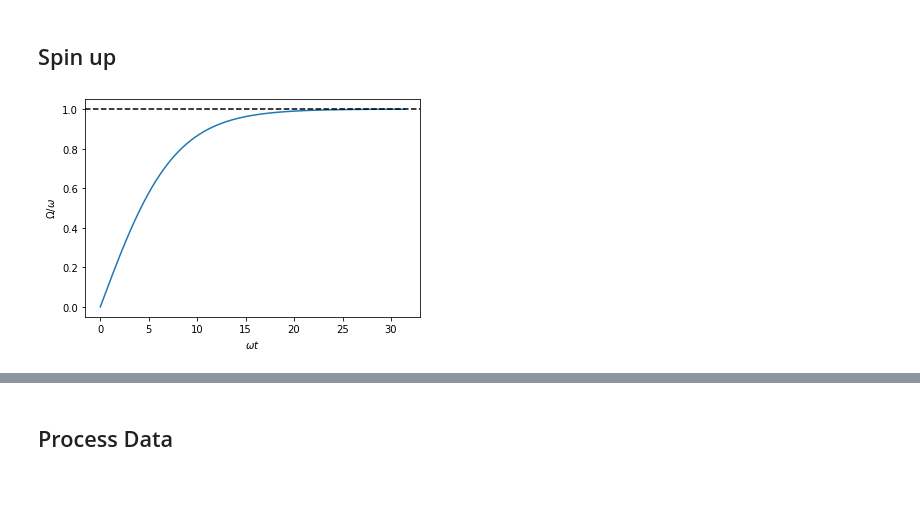
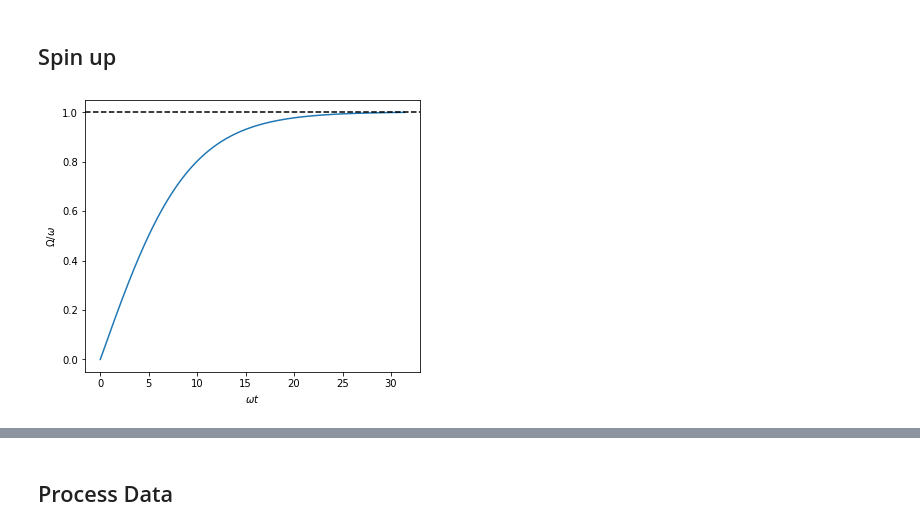
Before and after one commit to biswaroopmukherjee/condensate, a Jupyter notebook: notebooks/Hall strip.ipynb, the cells around one changed output, grey strips where cells are left out. Drawn from its saved outputs; the diff is of its cells as text; code cells hidden in the pictures; blank space fills up the shorter version.

```diff
--- a/notebooks/Hall strip.ipynb
+++ b/notebooks/Hall strip.ipynb
@@ -53,2 +59,6 @@ groundstate.show_phase()
 # %% [markdown]
 ## Spin up
+# %%
+def rotation_freq_simple(timestep, whirrTime=30000, whirrMax=omega):
+    tanh =  omega * 1.002 * np.tanh(3.46 * timestep / whirrTime)
+    return np.min([whirrMax,tanh])
@@ -55,18 +74,19 @@ groundstate.show_phase()
 # %%
 whirrMax = omega
 steps = 50000
-whirrtime = 40000
+whirrtime = 50000
 times = np.arange(steps)
-Omega = [np.min([whirrMax, omega * 1.001 * np.tanh(3.3 * t / whirrtime)]) for t in times]
+Omega = [rotation_freq_simple(t, whirrTime=whirrtime) for t in times]
 
+plt.figure(figsize=(6,5))
 plt.plot(omega*dt*times, np.array(Omega)/omega)
 plt.axhline(Omega[-1]/omega,ls='--',c='k')
 plt.xlabel(r'$\omega t$')
 plt.ylabel(r'$\Omega/\omega$')
 plt.savefig('figures/rampup.png')
 plt.show()
 # %% [output]
-[figure, old version]
+[figure, new version]
 # %%
 hallstrip = deepcopy(groundstate)
 # %%
```
Also changed, not shown: parts of 44 cells of this notebook, 2 other files.
